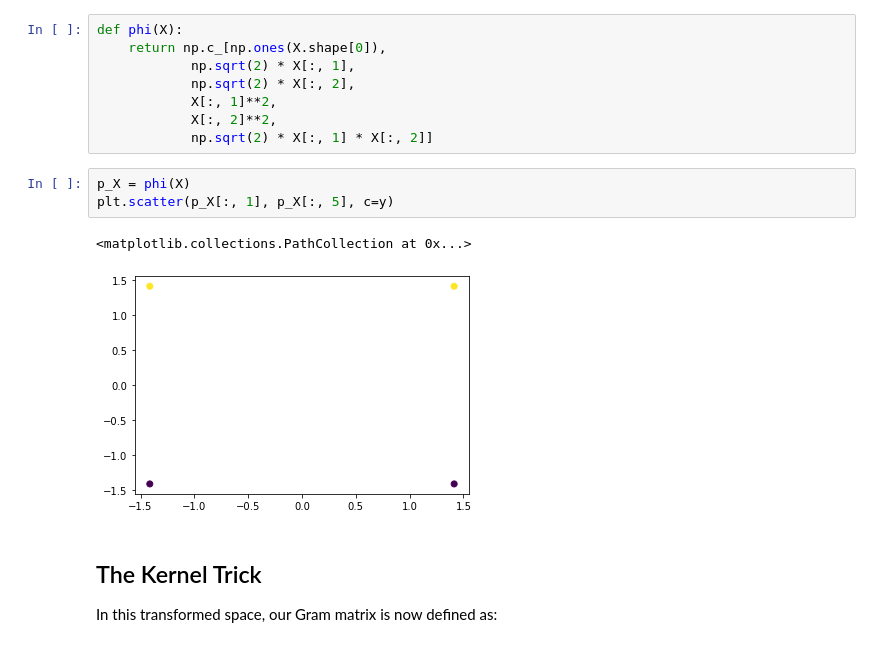
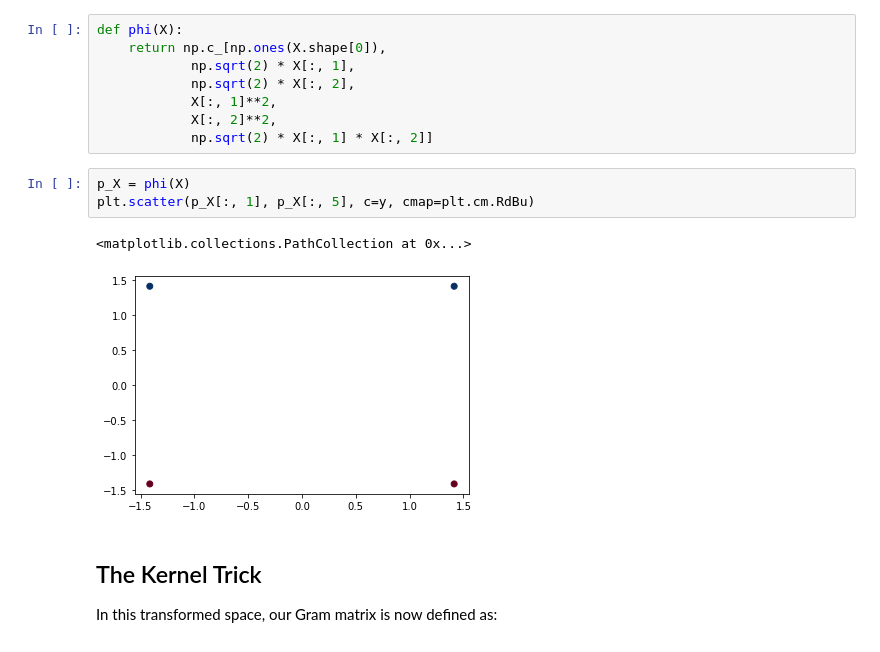
Before and after one commit to nerrma/tutoring, a Jupyter notebook: notebooks/KernelMethods-Lab.ipynb, the cells around one changed output. Drawn from its saved outputs; the diff is of its cells as text.

```diff
--- a/notebooks/KernelMethods-Lab.ipynb
+++ b/notebooks/KernelMethods-Lab.ipynb
@@ -85,10 +87,10 @@ def phi(X):
             np.sqrt(2) * X[:, 1] * X[:, 2]]
 # %%
 p_X = phi(X)
-plt.scatter(p_X[:, 1], p_X[:, 5], c=y)
+plt.scatter(p_X[:, 1], p_X[:, 5], c=y, cmap=plt.cm.RdBu)
 # %% [output]
 <matplotlib.collections.PathCollection at 0x...>
-[figure, old version]
+[figure, new version]
 # %% [markdown]
 ## The Kernel Trick
 
```
Also changed, not shown: parts of 28 cells of this notebook.
